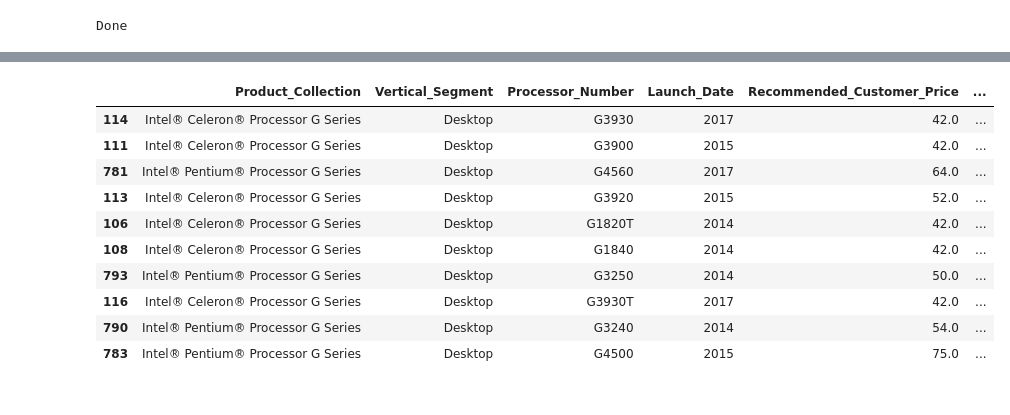
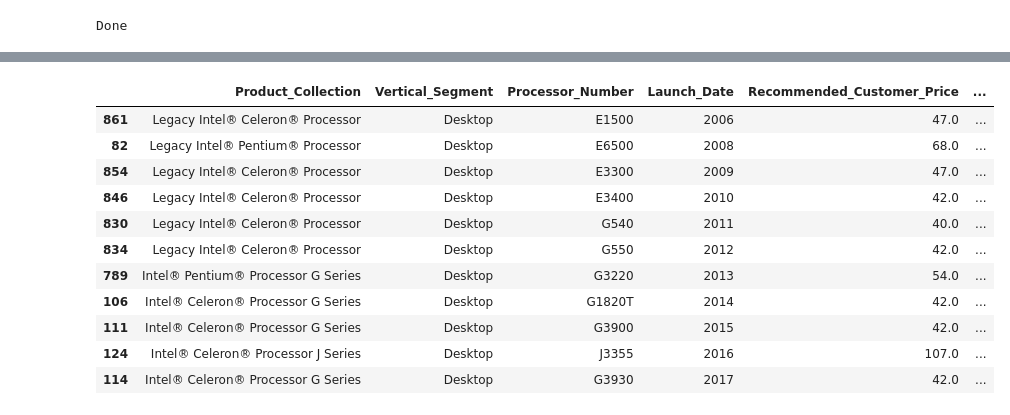
Before and after one commit to qiufengtiger/CPU_evolution_data_analysis, a Jupyter notebook: CPU_evolution_analysis.ipynb, the cells around one changed output, grey strips where cells are left out. Cells and saved outputs as stored; diff of their text form; code cells hidden in the pictures.

```diff
--- a/CPU_evolution_analysis.ipynb
+++ b/CPU_evolution_analysis.ipynb
@@ -81,11 +107,9 @@ df = df[~(df.Processor_Number.apply(lambda x: x.isnumeric()))]
 df['Launch_Date'] = df['Launch_Date'].apply(lambda x: launch_date_to_datetime(x))
 search_string_to_float_columns = [
     'Lithography',
-#     'Recommended_Customer_Price',
     'nb_of_Cores',
     'nb_of_Threads',
-    'TDP',
-    'Instruction_Set'
+    'TDP'
 ]
 search_freq_to_float_columns = [
     'Processor_Base_Frequency',
@@ -97,9 +121,7 @@ for column_name in search_freq_to_float_columns:
     df[column_name] = df[column_name].apply(lambda x: search_freq_to_float(x))
 df['Recommended_Customer_Price'] = df['Recommended_Customer_Price'].apply(lambda x: search_price_to_float(x))
 df.reset_index(drop=True, inplace=True)
-
 print('Done')
-# print(df['Recommended_Customer_Price'].values)
 # %% [output]
 Done
 # %% [markdown]
@@ -289,4 +420,5 @@ https://ark.intel.com/content/www/us/en/ark/products/series/90613/intel-celeron-
 # %%
+# linear fit model
 def linear(x, a, b):
     return a * x + b
 
@@ -297,9 +429,9 @@ df_mobile = df_with_score_price[df_with_score_price.Vertical_Segment == 'Mobile'
 mobile_launch_time = pd.to_datetime(df_mobile['Launch_Date'], unit='D')
 desktop_launch_time = pd.to_datetime(df_desktop['Launch_Date'], unit='D')
 
+# calculate performance per dollar
 df_desktop_perf_per_dollar = pd.DataFrame()
 df_desktop_perf_per_dollar['Single_Perf_Per_Dollar'] = df_desktop.apply(lambda x: x.Geekbench_Single / x.Recommended_Customer_Price, axis=1)
-df_desktop_perf_per_dollar['Multi_Perf_Per_Dollar'] = df_desktop.apply(lambda x: x.Geekbench_Multi / x.Recommended_Customer_Price, axis=1)
 df_desktop = df_desktop.join(df_desktop_perf_per_dollar)
 
 
@@ -308,27 +440,32 @@ launch_years = list(set(launch_years))
 launch_years.sort()
 
 max_all_years = []
+max_all_years_id = []
 for launch_year in launch_years:
     df_per_year = df_desktop[pd.to_datetime(df_desktop['Launch_Date'], unit='D').apply(lambda x: x.year).values == launch_year]
     max_per_year = df_per_year['Single_Perf_Per_Dollar'].max()
+    max_per_year_id = df_per_year['Single_Perf_Per_Dollar'].idxmax()
     max_all_years.append(max_per_year)
+    max_all_years_id.append(max_per_year_id)
 launch_years = [pd.to_datetime(x, format='%Y') for x in launch_years]
 launch_years = [x.to_datetime64().astype('datetime64[D]').astype(float) for x in launch_years]
 
 desktop_model, _ = sp.optimize.curve_fit(f=linear, xdata=launch_years, ydata=max_all_years, p0=[0, 0])
 
-
 x_fit = np.linspace(13000, 18000, 100)
 launch_years = np.asarray(launch_years)
-
+launch_years_time = [pd.to_datetime(x, unit='D') for x in launch_years]
 
 plt.figure(figsize=(8,8))
 plt.scatter(desktop_launch_time, df_desktop['Single_Perf_Per_Dollar'].values, c='tab:orange')
-plt.scatter(launch_years, max_all_years)
-# plt.plot(launch_years, linear(launch_years, desktop_model[0], desktop_model[1]), c='tab:orange')
+plt.scatter(launch_years_time, max_all_years)
+
+# remove 2016, the outlier
 launch_years = np.delete(launch_years, -2)
+launch_years_time.pop(-2)
 max_all_years = np.delete(max_all_years, -2)
 desktop_model, _ = sp.optimize.curve_fit(f=linear, xdata=launch_years, ydata=max_all_years, p0=[0, 0])
-plt.plot(launch_years, linear(launch_years, desktop_model[0], desktop_model[1]), c='tab:blue')
+plt.plot(launch_years_time, linear(launch_years, desktop_model[0], desktop_model[1]), c='tab:blue')
 plt.show()
+print(max_all_years_id)
 # %% [output]
@@ -336,25 +478,25 @@ plt.show()
 # %%
 df_desktop['Launch_Date'] = df_desktop['Launch_Date'].apply(lambda x: pd.to_datetime(x, unit='D').year)
-df_desktop_single_sorted = df_desktop.sort_values(by=['Single_Perf_Per_Dollar'], ascending=False)
 print_list = [
     'Product_Collection',
     'Vertical_Segment',
     'Processor_Number',
     'Launch_Date',
     'Recommended_Customer_Price',
     'Geekbench_Single',
     'Single_Perf_Per_Dollar'
 ]
-df_desktop_single_sorted.head(10)[print_list]
+df_desktop.loc[max_all_years_id][print_list]
 # %% [output]
 |  | Product_Collection | Vertical_Segment | Processor_Number | Launch_Date | Recommended_Customer_Price | ... |
+| 861 | Legacy Intel® Celeron® Processor | Desktop | E1500 | 2006 | 47.0 | ... |
+| 82 | Legacy Intel® Pentium® Processor | Desktop | E6500 | 2008 | 68.0 | ... |
+| 854 | Legacy Intel® Celeron® Processor | Desktop | E3300 | 2009 | 47.0 | ... |
+| 846 | Legacy Intel® Celeron® Processor | Desktop | E3400 | 2010 | 42.0 | ... |
+| 830 | Legacy Intel® Celeron® Processor | Desktop | G540 | 2011 | 40.0 | ... |
+| 834 | Legacy Intel® Celeron® Processor | Desktop | G550 | 2012 | 42.0 | ... |
+| 789 | Intel® Pentium® Processor G Series | Desktop | G3220 | 2013 | 54.0 | ... |
+| 106 | Intel® Celeron® Processor G Series | Desktop | G1820T | 2014 | 42.0 | ... |
+| 111 | Intel® Celeron® Processor G Series | Desktop | G3900 | 2015 | 42.0 | ... |
+| 124 | Intel® Celeron® Processor J Series | Desktop | J3355 | 2016 | 107.0 | ... |
 | 114 | Intel® Celeron® Processor G Series | Desktop | G3930 | 2017 | 42.0 | ... |
-| 111 | Intel® Celeron® Processor G Series | Desktop | G3900 | 2015 | 42.0 | ... |
-| 781 | Intel® Pentium® Processor G Series | Desktop | G4560 | 2017 | 64.0 | ... |
-| 113 | Intel® Celeron® Processor G Series | Desktop | G3920 | 2015 | 52.0 | ... |
-| 106 | Intel® Celeron® Processor G Series | Desktop | G1820T | 2014 | 42.0 | ... |
-| 108 | Intel® Celeron® Processor G Series | Desktop | G1840 | 2014 | 42.0 | ... |
-| 793 | Intel® Pentium® Processor G Series | Desktop | G3250 | 2014 | 50.0 | ... |
-| 116 | Intel® Celeron® Processor G Series | Desktop | G3930T | 2017 | 42.0 | ... |
-| 790 | Intel® Pentium® Processor G Series | Desktop | G3240 | 2014 | 54.0 | ... |
-| 783 | Intel® Pentium® Processor G Series | Desktop | G4500 | 2015 | 75.0 | ... |
```
Also changed, not shown: parts of 46 cells of this notebook, 2 other files.
